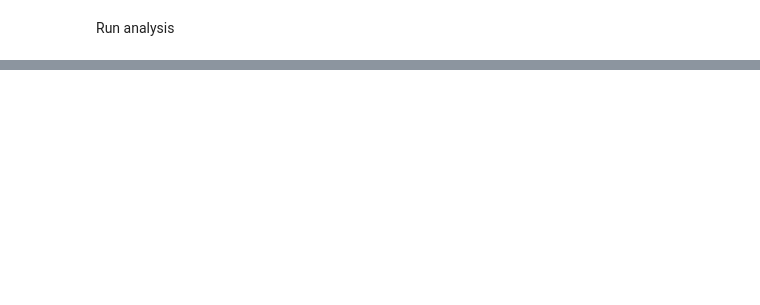
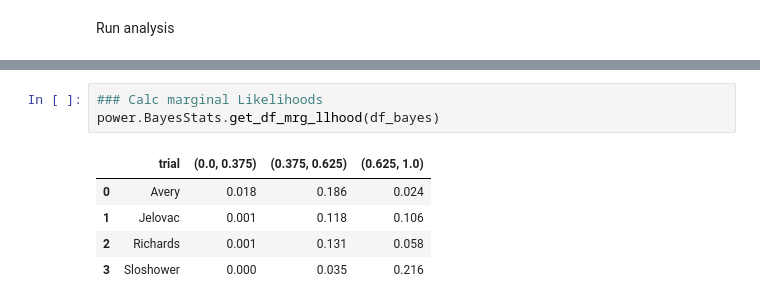
Before and after one commit to szb37/ADAPT-codebase, a Jupyter notebook: notebooks/bayesian.ipynb, the cells around one changed output, grey strips where cells are left out. Saved outputs shown, nothing was run; the diff lists cells and outputs as text; blank space fills up the shorter version.

```diff
--- a/notebooks/bayesian.ipynb
+++ b/notebooks/bayesian.ipynb
@@ -284,2 +160,11 @@ df_posterior_sum
+# %%
+### Calc marginal Likelihoods
+power.BayesStats.get_df_mrg_llhood(df_bayes)
+# %% [output]
+|  | trial | (0.0, 0.375) | (0.375, 0.625) | (0.625, 1.0) |
+| 0 | Avery | 0.018 | 0.186 | 0.024 |
+| 1 | Jelovac | 0.001 | 0.118 | 0.106 |
+| 2 | Richards | 0.001 | 0.131 | 0.058 |
+| 3 | Sloshower | 0.000 | 0.035 | 0.216 |
 # %%
 ### Draw posteriors
```
Also changed, not shown: parts of 14 cells of this notebook, 9 other files.
